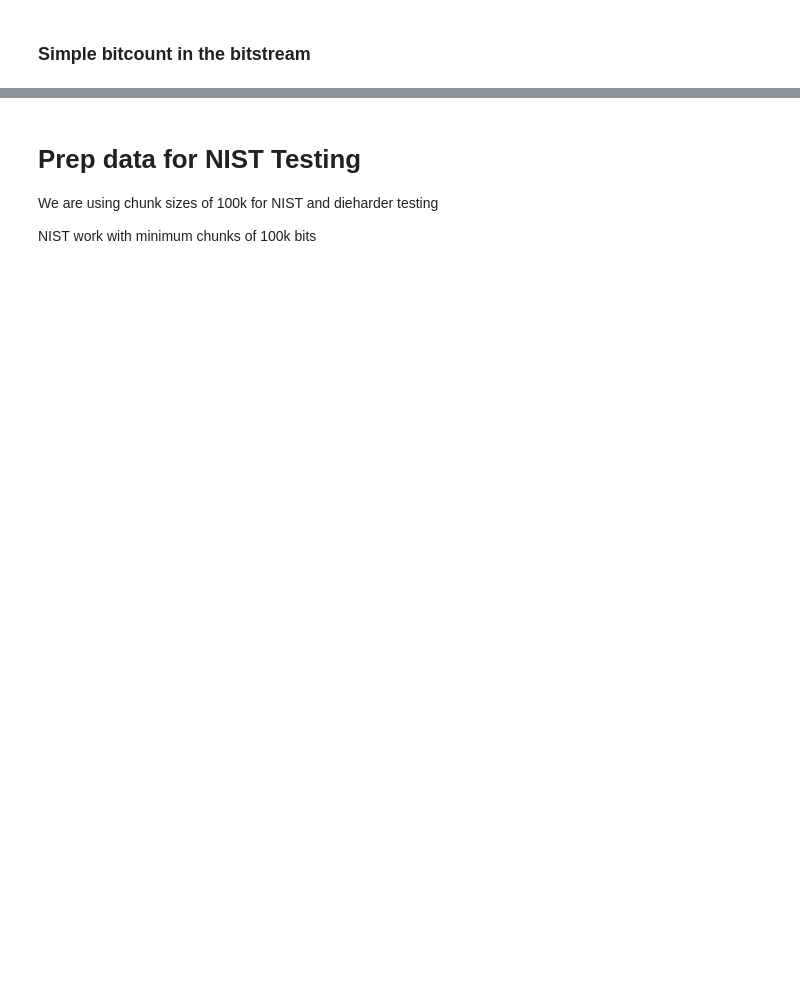
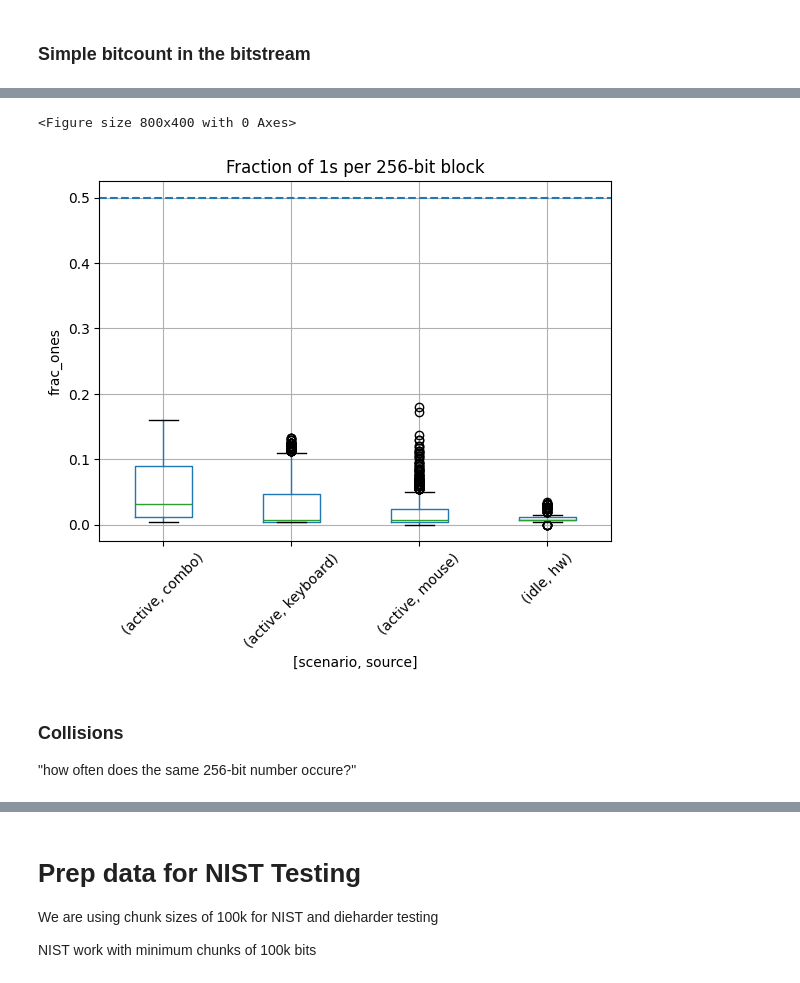
Before and after one commit to NielsHes/RNG_peripherals, a Jupyter notebook: basic_analysis.ipynb, the cells around one changed output, grey strips where cells are left out. Cells and saved outputs as stored; diff of their text form; code cells hidden in the pictures; blank space fills up the shorter version.

```diff
--- a/basic_analysis.ipynb
+++ b/basic_analysis.ipynb
@@ -125,0 +234,8 @@ n_bits: 256000 , frac_ones: 0.4999609375 , runs: 128080
+# %%
+def frac_ones_per_block(block):
+    bits = np.fromiter(block, dtype=np.uint8)
+    return bits.mean()
+
+
+df_blocks["frac_ones_block"] = df_blocks["block"].apply(frac_ones_per_block)
+df_blocks.head()
@@ -125,0 +249,15 @@ n_bits: 256000 , frac_ones: 0.4999609375 , runs: 128080
+# %%
+plt.figure(figsize=(8, 4))
+df_blocks.boxplot(column="frac_ones_block", by=["scenario", "source"], rot=45)
+plt.axhline(0.5, linestyle="--")
+plt.title("Fraction of 1s per 256-bit block")
+plt.suptitle("")
+plt.ylabel("frac_ones")
+plt.show()
+# %% [output]
+<Figure size 800x400 with 0 Axes>
+[figure, added]
+# %% [markdown]
+### Collisions
+
+"how often does the same 256-bit number occure?"
```
Also changed, not shown: parts of 26 cells of this notebook.
